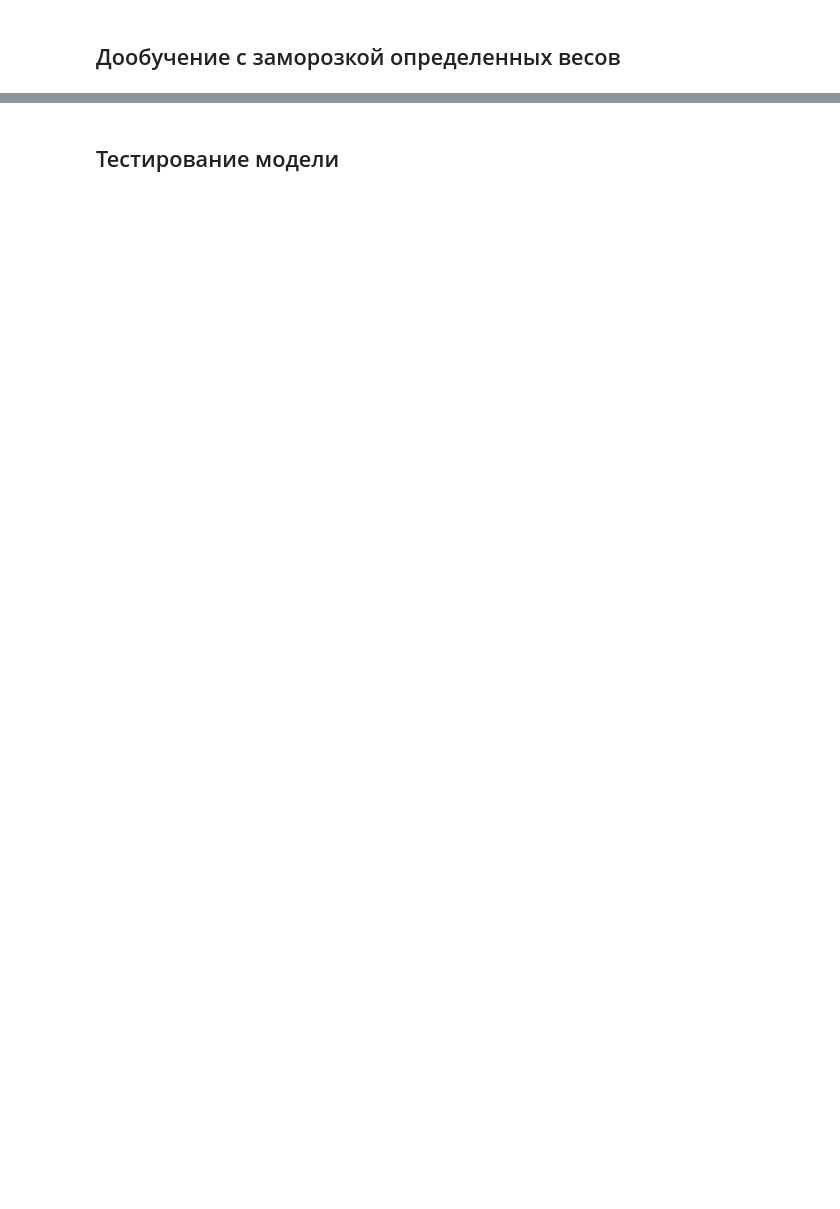
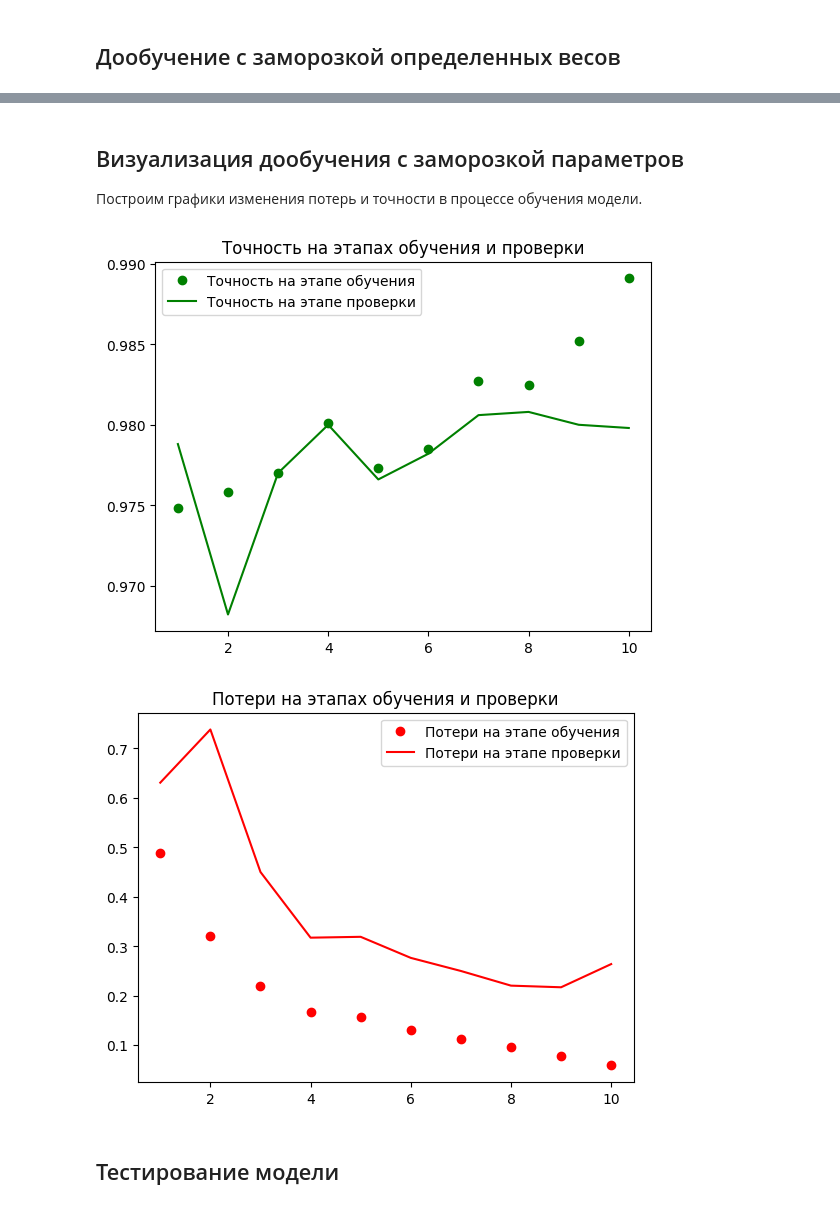
Before and after one commit to redshoot8/Solutions, a Jupyter notebook: tensorflow/DogCatConvClassificator.ipynb, the cells around one changed output, grey strips where cells are left out. Cells and saved outputs as stored; diff of their text form; code cells hidden in the pictures; blank space fills up the shorter version.

```diff
--- a/tensorflow/DogCatConvClassificator.ipynb
+++ b/tensorflow/DogCatConvClassificator.ipynb
@@ -332,3 +303,28 @@ Epoch 10/30
+# %% [markdown]
+## Визуализация дообучения с заморозкой параметров
+
+Построим графики изменения потерь и точности в процессе обучения модели.
+# %%
+accuracy = history.history['accuracy']
+val_accuracy = history.history['val_accuracy']
+loss = history.history['loss']
+val_loss = history.history['val_loss']
+epochs = range(1, len(accuracy) + 1)
+
+plt.clf()
+plt.plot(epochs, accuracy, 'go', label='Точность на этапе обучения')
+plt.plot(epochs, val_accuracy, 'g', label='Точность на этапе проверки')
+plt.title('Точность на этапах обучения и проверки')
+plt.legend()
+plt.figure()
+plt.plot(epochs, loss, 'ro', label='Потери на этапе обучения')
+plt.plot(epochs, val_loss, 'r', label='Потери на этапе проверки')
+plt.title('Потери на этапах обучения и проверки')
+plt.legend()
+plt.show()
+# %% [output]
+[figure, added]
+[figure, added]
 # %% [markdown]
 ## Тестирование модели
 # %%
```
Also changed, not shown: parts of 7 cells of this notebook.
